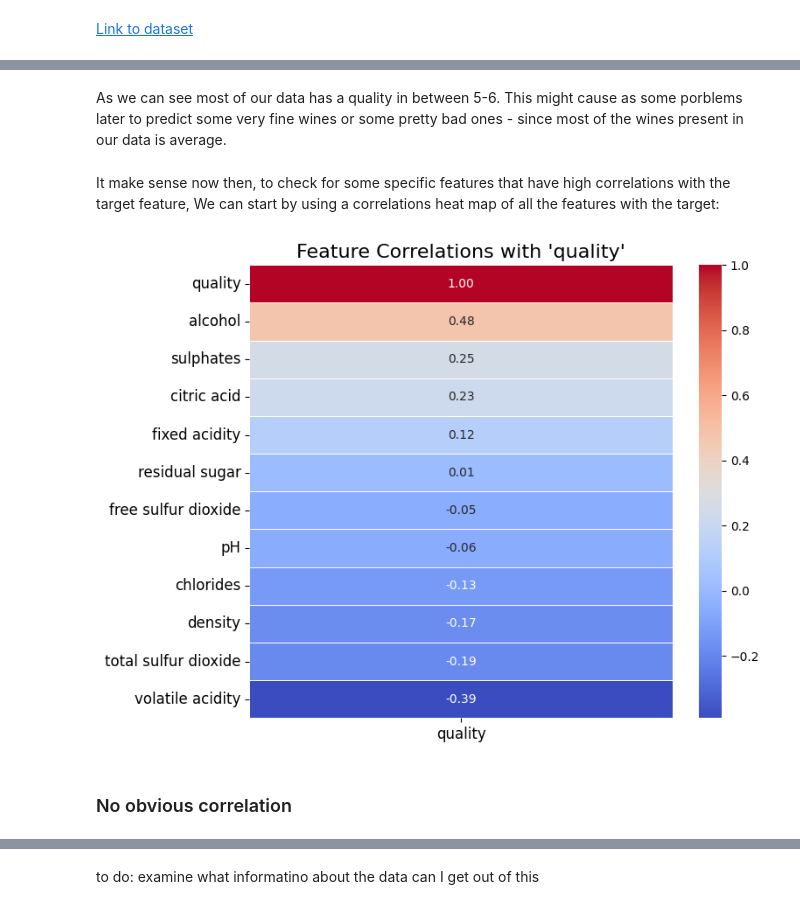
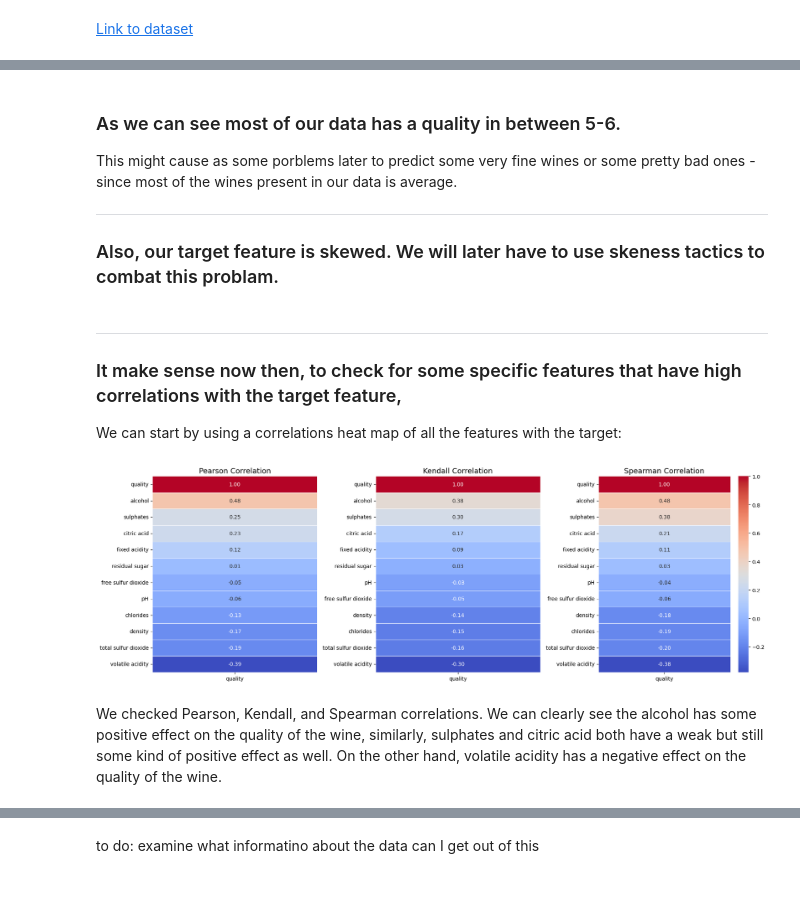
Before and after one commit to airbagdeer/tabular-ds-project, a Jupyter notebook: EX1.ipynb, the cells around one changed output, grey strips where cells are left out. Saved outputs shown, nothing was run; the diff lists cells and outputs as text; code cells hidden in the pictures.

```diff
--- a/EX1.ipynb
+++ b/EX1.ipynb
@@ -93,28 +179,41 @@ plt.show()
 # %% [markdown]
-As we can see most of our data has a quality in between 5-6.
+### As we can see most of our data has a quality in between 5-6.
 This might cause as some porblems later to predict some very fine wines or some pretty bad ones - since most of the wines present in our data is average.
+
+
+---
+### Also, our target feature is skewed. We will later have to use skeness tactics to combat this problam.
 # %% [markdown]
-It make sense now then, to check for some specific features that have high correlations with the target feature,
+---
+### It make sense now then, to check for some specific features that have high correlations with the target feature,
 We can start by using a correlations heat map of all the features with the target:
-# %%
-correlation = dfr.corr()[[target]].sort_values(by=target, ascending=False)
-
-plt.figure(figsize=(8, 6))
-sns.heatmap(
-    correlation,
-    annot=True,
-    cmap='coolwarm',
-    cbar=True,
-    fmt=".2f",
-    linewidths=0.5,
-    annot_kws={"fontsize": 10},
-)
-plt.title(f"Feature Correlations with '{target}'", fontsize=16)
-plt.xticks(fontsize=12)
-plt.yticks(fontsize=12, rotation=0)
-plt.tight_layout()
-plt.show()
-# %% [output]
-[figure, removed]
+# %%
+correlation_methods = {
+    'Pearson': dfr.corr(method='pearson')[[target]].sort_values(by=target, ascending=False),
+    'Kendall': dfr.corr(method='kendall')[[target]].sort_values(by=target, ascending=False),
+    'Spearman': dfr.corr(method='spearman')[[target]].sort_values(by=target, ascending=False)
+}
+
+fig, axes = plt.subplots(1, 3, figsize=(18, 6))
+
+for i, (method, corr) in enumerate(correlation_methods.items()):
+    sns.heatmap(
+        corr,
+        annot=True,
+        cmap='coolwarm',
+        cbar=True if i == 2 else False,
+        fmt=".2f",
+        linewidths=0.5,
+        annot_kws={"fontsize": 10},
+        ax=axes[i]
+    )
+    axes[i].set_title(f"{method} Correlation", fontsize=14)
+    axes[i].tick_params(axis='x', labelsize=10)
+    axes[i].tick_params(axis='y', labelsize=10)
+
+plt.tight_layout()
+plt.show()
+# %% [output]
+[figure, added]
 # %% [markdown]
-### No obvious correlation
+We checked Pearson, Kendall, and Spearman correlations. We can clearly see the alcohol has some positive effect on the quality of the wine, similarly, sulphates and citric acid both have a weak but still some kind of positive effect as well. On the other hand, volatile acidity has a negative effect on the quality of the wine.
```
Also changed, not shown: parts of 32 cells of this notebook, 1 other file.
